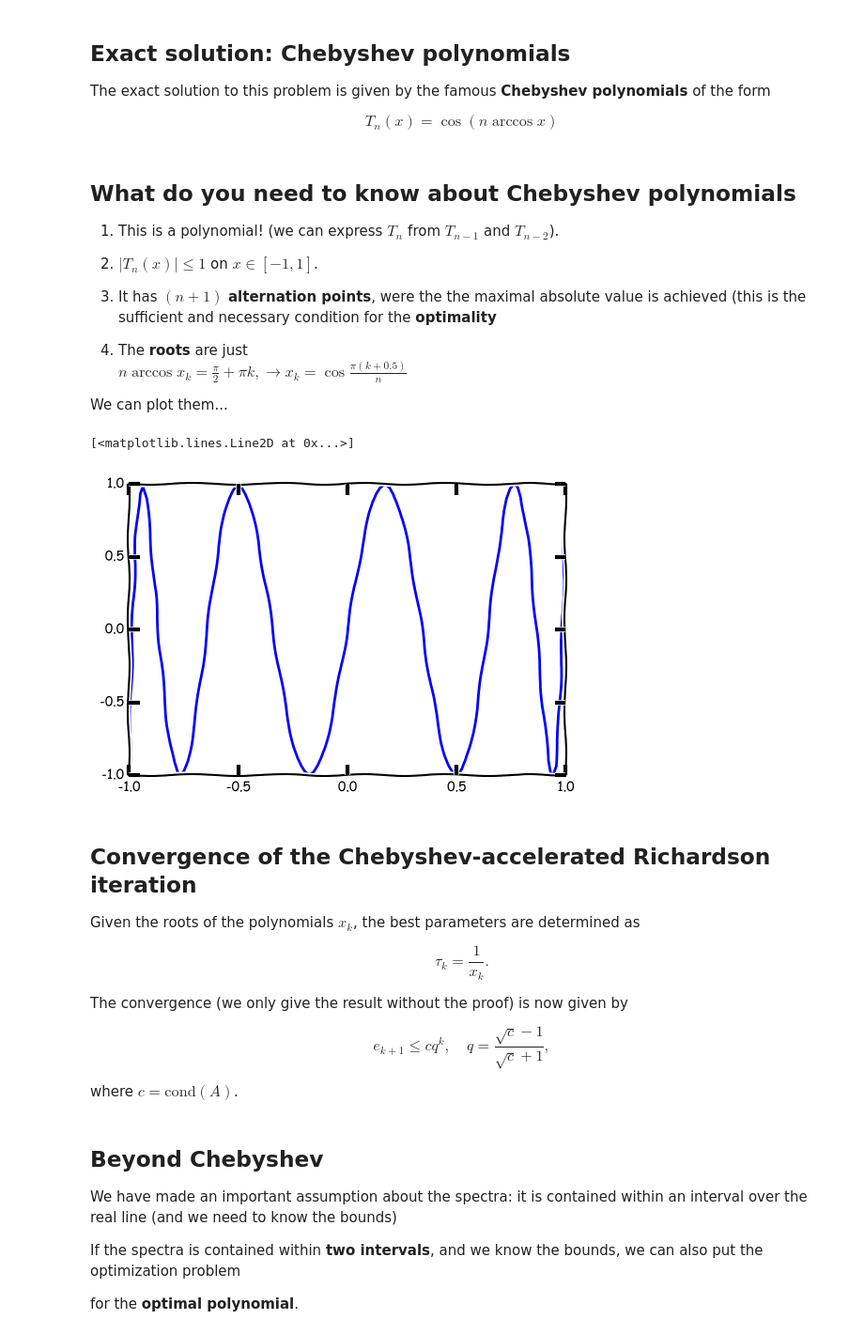
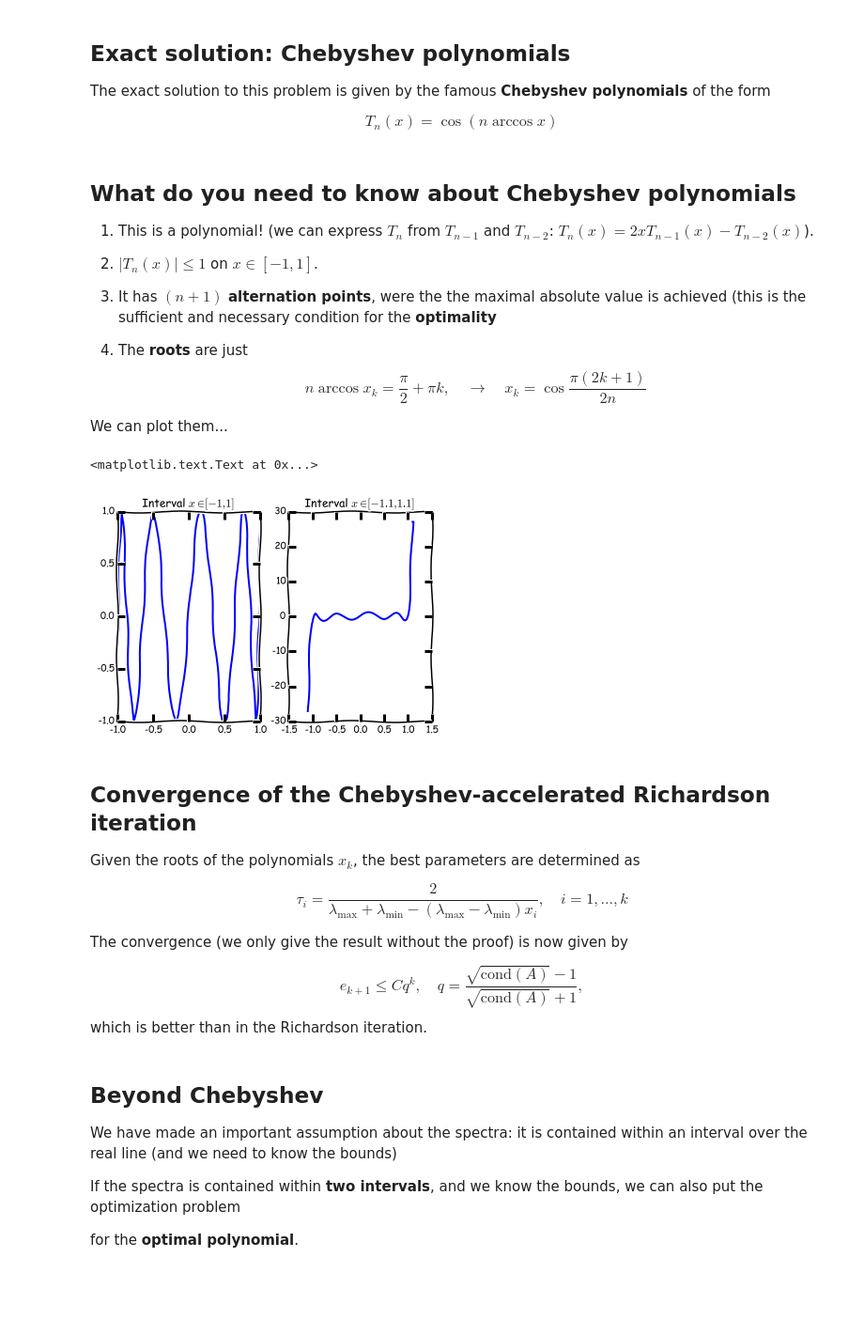
Before and after one commit to oseledets/nla2016, a Jupyter notebook: lectures/lecture-10.ipynb, the cells around one changed output. Shown at 94% size. Cells and saved outputs as stored; diff of their text form; code cells hidden in the pictures; blank space fills up the shorter version.

```diff
--- a/lectures/lecture-10.ipynb
+++ b/lectures/lecture-10.ipynb
@@ -361,41 +361,45 @@ $$T_n(x) =  \cos (n \arccos x)$$
 # %% [markdown]
 ## What do you need to know about Chebyshev polynomials
 
-1. This is a polynomial! (we can express $T_n$ from $T_{n-1}$ and $T_{n-2}$).
+1. This is a polynomial! (we can express $T_n$ from $T_{n-1}$ and $T_{n-2}$: $T_n(x) = 2x T_{n-1}(x) - T_{n-2}(x)$).
 
 2. $|T_n(x)| \leq 1$ on $x \in [-1, 1]$.
 
 3. It has $(n+1)$ **alternation points**, were the the maximal absolute value is achieved (this is the sufficient and necessary condition for the **optimality**
 
 4. The **roots** are just
-$n \arccos x_k = \frac{\pi}{2} + \pi k, \rightarrow x_k = \cos \frac{\pi(k + 0.5)}{n}$
+$$n \arccos x_k = \frac{\pi}{2} + \pi k, \quad \rightarrow\quad x_k = \cos \frac{\pi(2k + 1)}{2n}$$
 
 We can plot them...
 # %%
 import numpy as np
 import matplotlib.pyplot as plt
 plt.xkcd()
 %matplotlib inline
-x = np.linspace(-1, 1, 128)
+x1 = np.linspace(-1, 1, 128)
+x2 = np.linspace(-1.1, 1.1, 128)
 p = np.polynomial.Chebyshev((0, 0, 0, 0, 0, 0, 0, 0, 0, 1), (-1, 1)) #These are Chebyshev series, a proto of "chebfun system" in MATLAB
-plt.plot(x, p(x))
+fig, (ax1, ax2) = plt.subplots(1, 2)
+ax1.plot(x1, p(x1))
+ax1.set_title('Interval $x\in[-1, 1]$')
+ax2.plot(x2, p(x2))
+ax2.set_title('Interval $x\in[-1.1, 1.1]$')
 # %% [output]
-[<matplotlib.lines.Line2D at 0x...>]
+<matplotlib.text.Text at 0x...>
-[figure, old version]
+[figure, new version]
 # %% [markdown]
 ## Convergence of the Chebyshev-accelerated Richardson iteration
 
 Given the roots of the polynomials $x_k$, the best parameters are determined as
 
-$$\tau_k = \frac{1}{x_k}.$$
+$$\tau_i = \frac{2}{\lambda_\max + \lambda_\min - (\lambda_\max - \lambda_\min)x_i}, \quad i=1,\dots,k$$
 
 The convergence (we only give the result without the proof) is now given by
 
 $$
-   e_{k+1} \leq c q^k, \quad q = \frac{\sqrt{c}-1}{\sqrt{c}+1},
+   e_{k+1} \leq C q^k, \quad q = \frac{\sqrt{\mathrm{cond}(A)}-1}{\sqrt{\mathrm{cond}(A)}+1},
 $$
-
-where $c = \mathrm{cond}(A)$.
+which is better than in the Richardson iteration.
 # %% [markdown]
 ## Beyond Chebyshev
 
```
Also changed, not shown: parts of 6 cells of this notebook, 1 other file.
